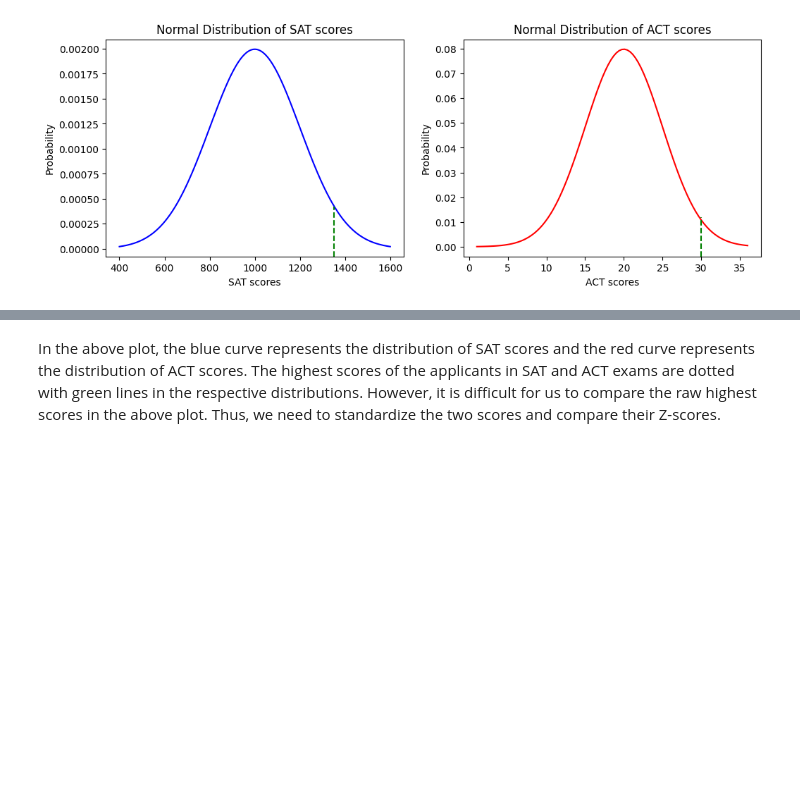
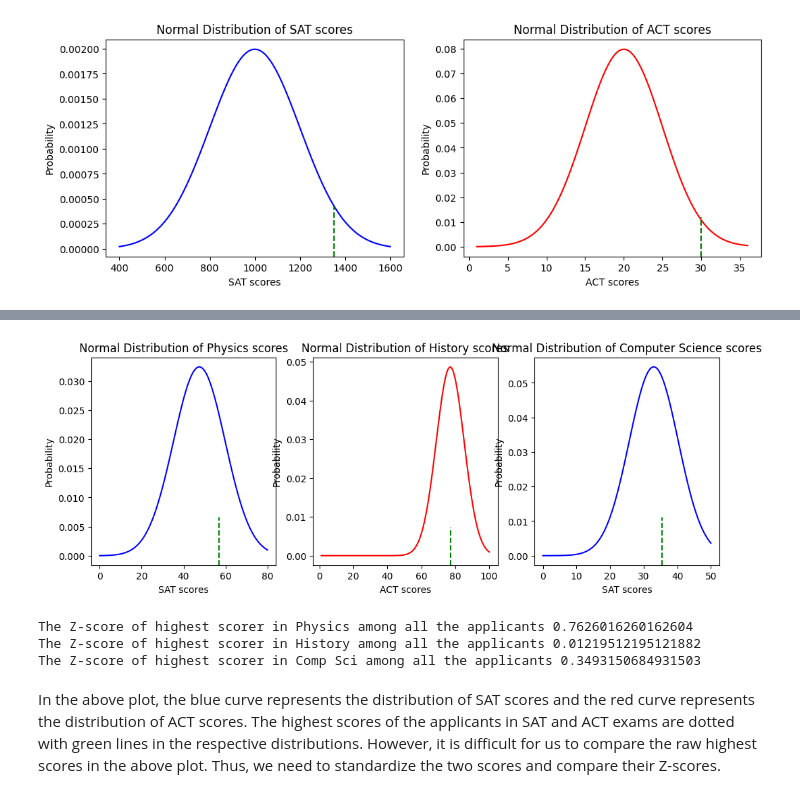
Before and after one commit to LarryHu208/MIT-AI-applied, a Jupyter notebook: Week2/Notebook_Inferential_Statistics.ipynb, the cells around one changed output, grey strips where cells are left out. Drawn from its saved outputs; the diff is of its cells as text; code cells hidden in the pictures; blank space fills up the shorter version.

```diff
--- a/Week2/Notebook_Inferential_Statistics.ipynb
+++ b/Week2/Notebook_Inferential_Statistics.ipynb
@@ -534,3 +579,42 @@ plt.show()
+# %%
+# plot the two distribution for SAT and ACT scores
+from scipy.stats import norm
+fig, (ax1, ax2, ax3) = plt.subplots(1,3, figsize = (12,4))
+x = np.linspace(0, 80, 100)
+ax1.plot(x, norm.pdf(x, loc = 47.5, scale = 12.3), color = 'b')
+ax1.set_title('Normal Distribution of Physics scores')
+ax1.set_xlabel('SAT scores')
+ax1.set_ylabel('Probability')
+ax1.axvline(56.88, ymax = 0.23, linestyle = '--', color = 'green')
+x1 = np.linspace(1, 100, 100)
+ax2.plot(x1, norm.pdf(x1, loc = 77, scale = 8.2), color = 'r')
+ax2.set_title('Normal Distribution of History scores')
+ax2.set_xlabel('ACT scores')
+ax2.set_ylabel('Probability')
+ax2.axvline(77.1, ymax = 0.18, linestyle = '--', color = 'green')
+x2 = np.linspace(0, 50, 100)
+ax3.plot(x2, norm.pdf(x2, loc = 33, scale = 7.3), color = 'b')
+ax3.set_title('Normal Distribution of Computer Science scores')
+ax3.set_xlabel('SAT scores')
+ax3.set_ylabel('Probability')
+ax3.axvline(35.55, ymax = 0.23, linestyle = '--', color = 'green')
+plt.show()
+# %% [output]
+[figure, added]
+# %%
+# find the Z-score of highest scorer in Physics among all the applicants
+top_sat = (56.88 - 47.5) / 12.3
+print('The Z-score of highest scorer in Physics among all the applicants', top_sat)
+# find the Z-score of highest scorer in History among all the applicants
+top_act = (77.1-77) / 8.2
+print('The Z-score of highest scorer in History among all the applicants', top_act)
+# find the Z-score of highest scorer in Comp among all the applicants
+top_act = (35.55 - 33) / 7.3
+print('The Z-score of highest scorer in Comp Sci among all the applicants', top_act)
+# %% [output]
+The Z-score of highest scorer in Physics among all the applicants 0.7626016260162604
+The Z-score of highest scorer in History among all the applicants 0.01219512195121882
+The Z-score of highest scorer in Comp Sci among all the applicants 0.3493150684931503
 # %% [markdown]
 In the above plot, the blue curve represents the distribution of SAT scores and the red curve represents the distribution of ACT scores. The highest scores of the applicants in SAT and ACT exams are dotted with green lines in the respective distributions. However, it is difficult for us to compare the raw highest scores in the above plot. Thus, we need to standardize the two scores and compare their Z-scores.
 # %%
```
Also changed, not shown: parts of 20 cells of this notebook.
